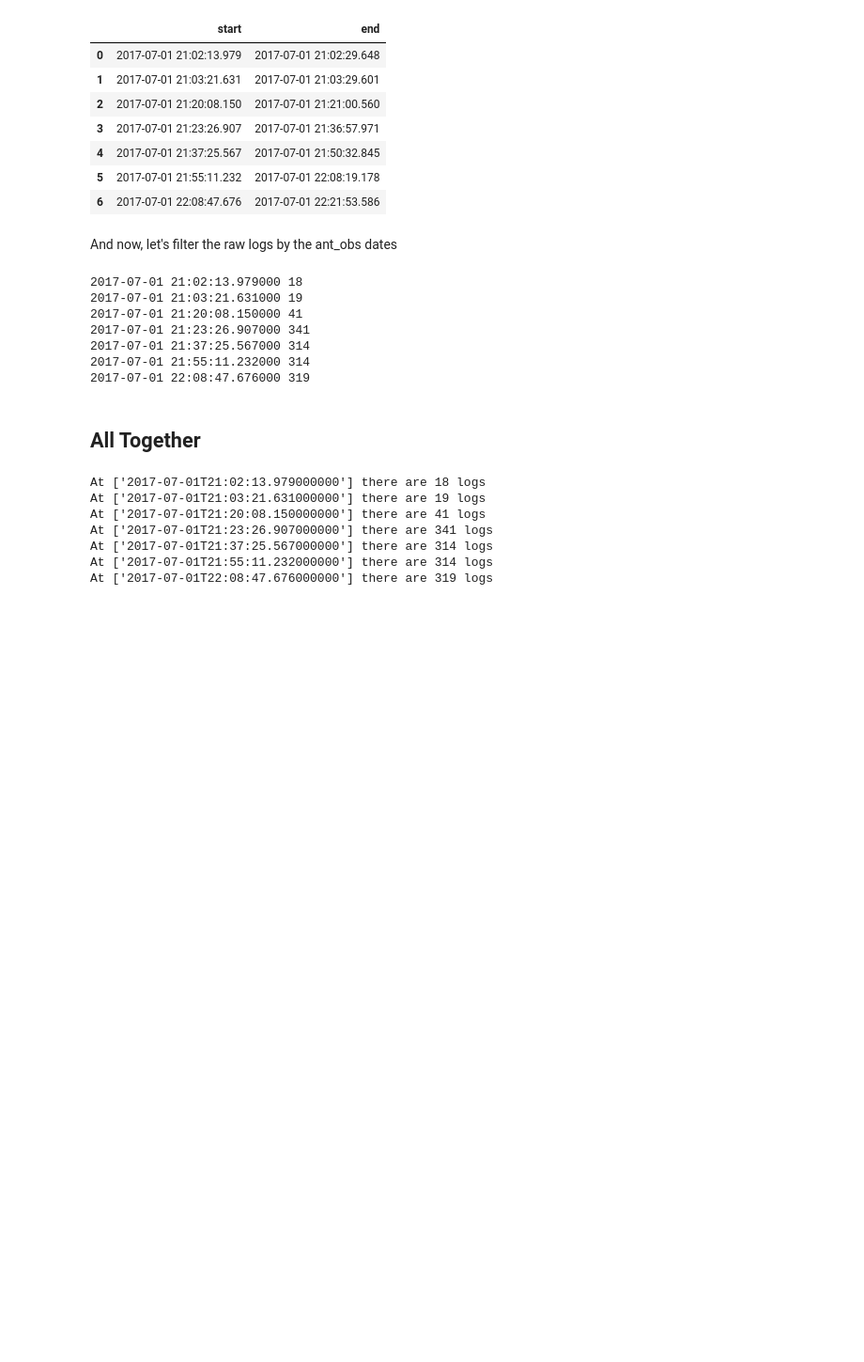
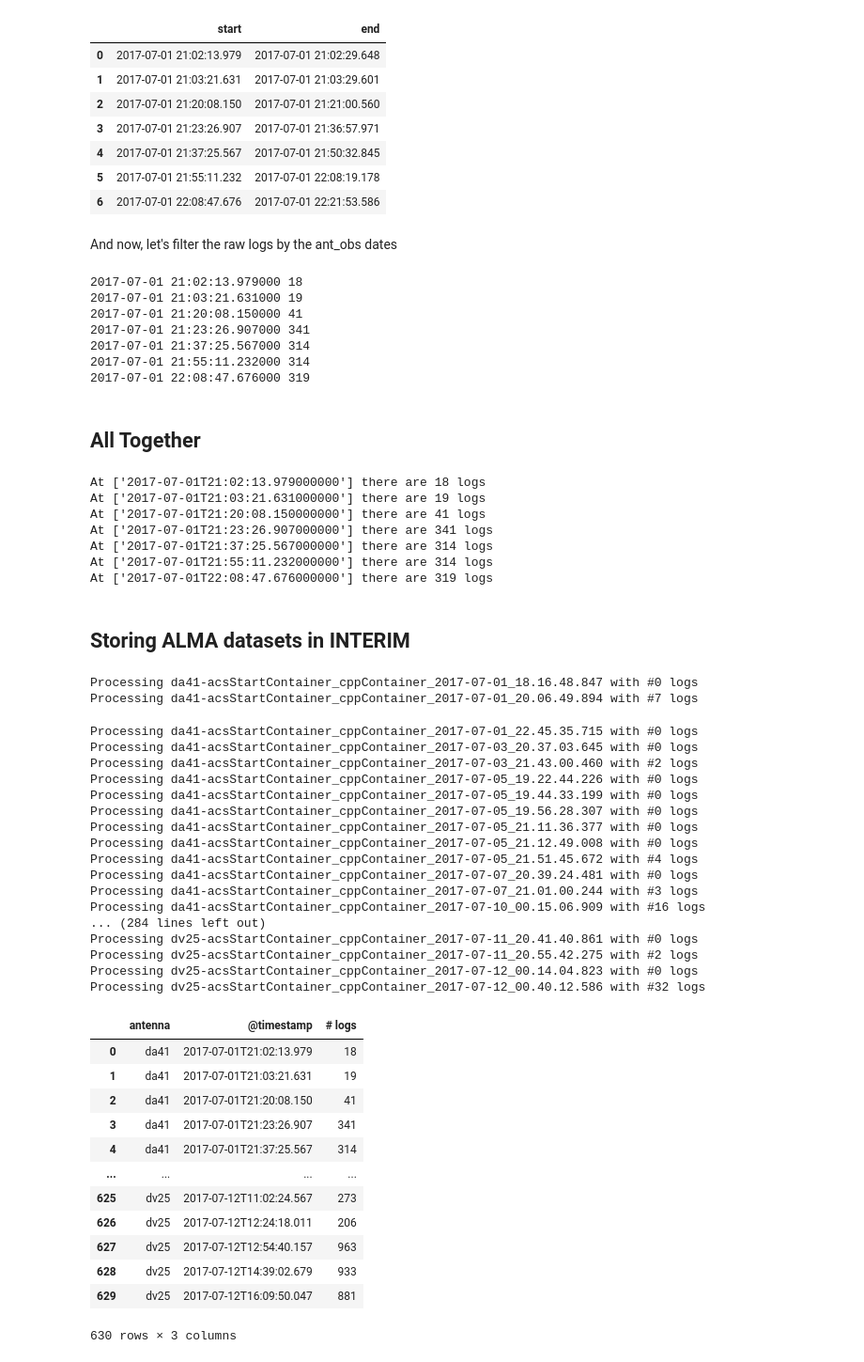
Before and after one commit to jpgil/logdelay, a Jupyter notebook: notebooks/dataset/2019-12-18-jgil-alma.ipynb, the cells around one changed output. Shown at 94% size. Drawn from its saved outputs; the diff is of its cells as text; code cells hidden in the pictures; blank space fills up the shorter version.

````diff
--- a/notebooks/dataset/2019-12-18-jgil-alma.ipynb
+++ b/notebooks/dataset/2019-12-18-jgil-alma.ipynb
@@ -28,7 +28,7 @@ terminate called after throwing an instance of 'St9bad_alloc'
 # %% [markdown]
 Given an antenna file:
 # %%
-ant_file="../../data/raw/alma/da41-acsStartContainer_cppContainer_2017-07-01_20.06.49.894"
+ant_file="../../data/raw/alma/da41-acsStartContainer_cppContainer_2017-07-05_21.11.36.377"
 # %% [markdown]
 Let's consider only the individual lines that follows the rule:
 ```
@@ -120,6 +124,8 @@ import re
 def get_alma_logs(ant_file):
     RAWLINES=!cat $ant_file | egrep "^2[0-9]..\-..\-..T.*[0-9][0-9][0-9] \["
     raw=pd.DataFrame(RAWLINES)
+    if len(raw) == 0:
+        return []
 
     regex = re.compile(r"CONTROL\/[A-Z][A-Z][0-9][0-9]")
 
@@ -130,7 +136,9 @@ def get_alma_logs(ant_file):
 
     start = raw[ raw["logtext"].str.contains("Request to load.*AntInterferometryController", regex=True) ]
     end = raw[ raw["logtext"].str.contains("AntInterferometryController: DESTROYING -> DEFUNCT", regex=False) ]
-    ant_obs=pd.DataFrame( { 'start': start["@timestamp"].values, 'end': end["@timestamp"].values })
+
+    minl = min(len(start), len(end))
+    ant_obs=pd.DataFrame( { 'start': start[:minl]["@timestamp"].values, 'end': end[:minl]["@timestamp"].values })
 
     obs_logs = []
     for i, r in ant_obs.iterrows():
@@ -148,3 +156,56 @@ At ['2017-07-01T21:23:26.907000000'] there are 341 logs
 At ['2017-07-01T21:37:25.567000000'] there are 314 logs
 At ['2017-07-01T21:55:11.232000000'] there are 314 logs
 At ['2017-07-01T22:08:47.676000000'] there are 319 logs
+# %% [markdown]
+## Storing ALMA datasets in INTERIM
+# %%
+FILES=!ls ../../data/raw/alma/
+# %%
+all_stats=[]
+for f in FILES:
+    alllogs = get_alma_logs("../../data/raw/alma/%s" % f)
+    print("Processing %s with #%s logs" % (f, len(alllogs)))
+    for logs in alllogs:
+        stats={}
+        stats["antenna"] = f[:4]
+        stats["@timestamp"] = str(logs["@timestamp"][0:1].values[0])[:23]
+        stats["# logs"] = len(logs)
+        logs.to_csv("../../data/interim/ALMA-%s-%s-AntObs.csv" % (stats["@timestamp"], stats["antenna"]), index=False )
+
+        all_stats.append(stats)
+pstats=pd.DataFrame(all_stats)
+pstats.to_csv("../../data/interim/ALMA-count-AntObs.csv", index=False)
+pstats
+# %% [output]
+Processing da41-acsStartContainer_cppContainer_2017-07-01_18.16.48.847 with #0 logs
+Processing da41-acsStartContainer_cppContainer_2017-07-01_20.06.49.894 with #7 logs
+Processing da41-acsStartContainer_cppContainer_2017-07-01_22.45.35.715 with #0 logs
+Processing da41-acsStartContainer_cppContainer_2017-07-03_20.37.03.645 with #0 logs
+Processing da41-acsStartContainer_cppContainer_2017-07-03_21.43.00.460 with #2 logs
+Processing da41-acsStartContainer_cppContainer_2017-07-05_19.22.44.226 with #0 logs
+Processing da41-acsStartContainer_cppContainer_2017-07-05_19.44.33.199 with #0 logs
+Processing da41-acsStartContainer_cppContainer_2017-07-05_19.56.28.307 with #0 logs
+Processing da41-acsStartContainer_cppContainer_2017-07-05_21.11.36.377 with #0 logs
+Processing da41-acsStartContainer_cppContainer_2017-07-05_21.12.49.008 with #0 logs
+Processing da41-acsStartContainer_cppContainer_2017-07-05_21.51.45.672 with #4 logs
+Processing da41-acsStartContainer_cppContainer_2017-07-07_20.39.24.481 with #0 logs
+Processing da41-acsStartContainer_cppContainer_2017-07-07_21.01.00.244 with #3 logs
+Processing da41-acsStartContainer_cppContainer_2017-07-10_00.15.06.909 with #16 logs
+... (284 lines left out)
+Processing dv25-acsStartContainer_cppContainer_2017-07-11_20.41.40.861 with #0 logs
+Processing dv25-acsStartContainer_cppContainer_2017-07-11_20.55.42.275 with #2 logs
+Processing dv25-acsStartContainer_cppContainer_2017-07-12_00.14.04.823 with #0 logs
+Processing dv25-acsStartContainer_cppContainer_2017-07-12_00.40.12.586 with #32 logs
+|  | antenna | @timestamp | # logs |
+| 0 | da41 | 2017-07-01T21:02:13.979 | 18 |
+| 1 | da41 | 2017-07-01T21:03:21.631 | 19 |
+| 2 | da41 | 2017-07-01T21:20:08.150 | 41 |
+| 3 | da41 | 2017-07-01T21:23:26.907 | 341 |
+| 4 | da41 | 2017-07-01T21:37:25.567 | 314 |
+| ... | ... | ... | ... |
+| 625 | dv25 | 2017-07-12T11:02:24.567 | 273 |
+| 626 | dv25 | 2017-07-12T12:24:18.011 | 206 |
+| 627 | dv25 | 2017-07-12T12:54:40.157 | 963 |
+| 628 | dv25 | 2017-07-12T14:39:02.679 | 933 |
+| 629 | dv25 | 2017-07-12T16:09:50.047 | 881 |
+630 rows × 3 columns
````
Also changed, not shown: parts of 2 cells of this notebook.
